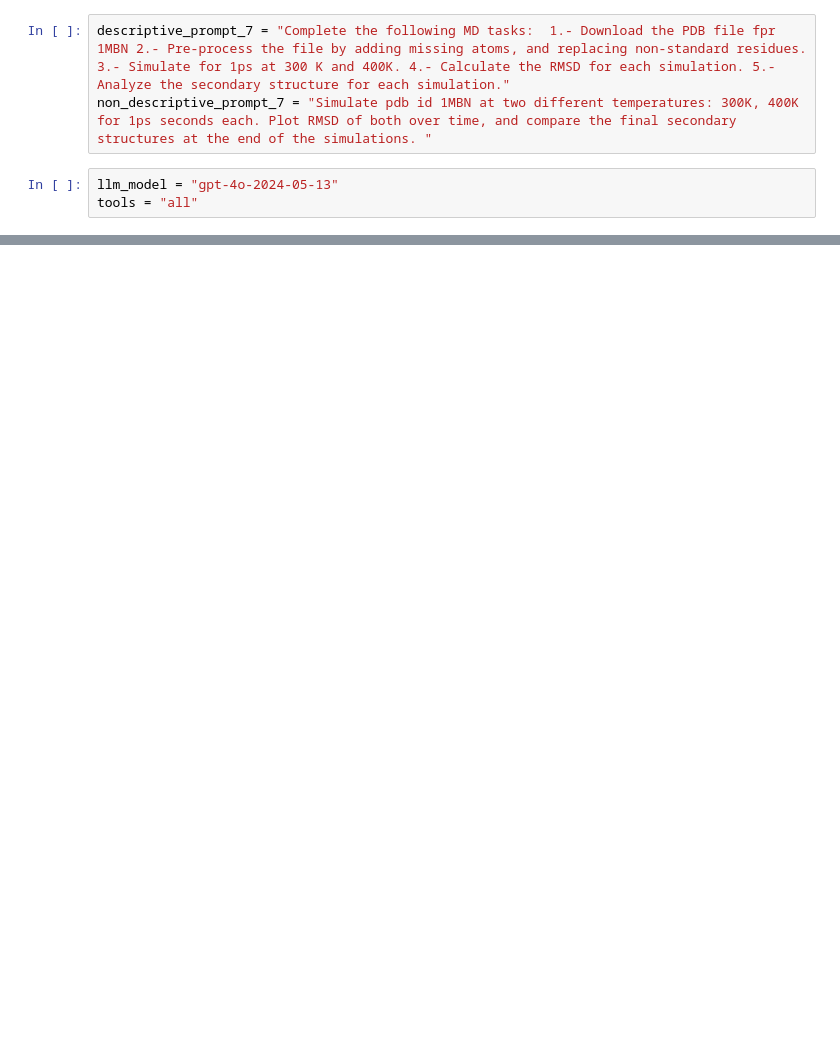
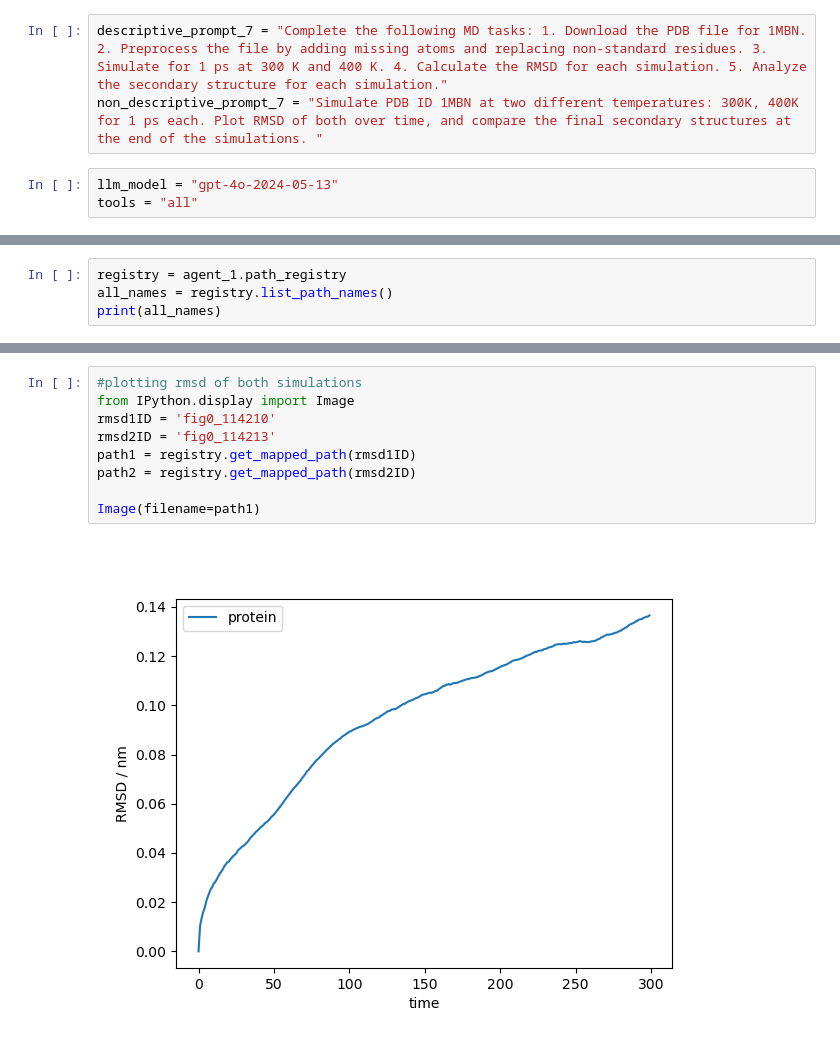
Before and after one commit to ur-whitelab/md-agent, a Jupyter notebook: notebooks/experiments/Robustness/gpt-4o-2024-05-13/prompt7.ipynb, the cells around one changed output, grey strips where cells are left out. Saved outputs shown, nothing was run; the diff lists cells and outputs as text; blank space fills up the shorter version.

```diff
--- a/notebooks/experiments/Robustness/gpt-4o-2024-05-13/prompt7.ipynb
+++ b/notebooks/experiments/Robustness/gpt-4o-2024-05-13/prompt7.ipynb
@@ -3,6 +15,6 @@ from mdagent import MDAgent
 # %%
-descriptive_prompt_7 = "Complete the following MD tasks:  1.- Download the PDB file fpr 1MBN 2.- Pre-process the file by adding missing atoms, and replacing non-standard residues. 3.- Simulate for 1ps at 300 K and 400K. 4.- Calculate the RMSD for each simulation. 5.- Analyze the secondary structure for each simulation."
-non_descriptive_prompt_7 = "Simulate pdb id 1MBN at two different temperatures: 300K, 400K for 1ps seconds each. Plot RMSD of both over time, and compare the final secondary structures at the end of the simulations. "
+descriptive_prompt_7 = "Complete the following MD tasks: 1. Download the PDB file for 1MBN. 2. Preprocess the file by adding missing atoms and replacing non-standard residues. 3. Simulate for 1 ps at 300 K and 400 K. 4. Calculate the RMSD for each simulation. 5. Analyze the secondary structure for each simulation."
+non_descriptive_prompt_7 = "Simulate PDB ID 1MBN at two different temperatures: 300K, 400K for 1 ps each. Plot RMSD of both over time, and compare the final secondary structures at the end of the simulations. "
 # %%
 llm_model = "gpt-4o-2024-05-13"
 tools = "all"
@@ -71,0 +53,4 @@ You can refer to the saved plot IDs and CSV file IDs for detailed visual and num
+# %%
+registry = agent_1.path_registry
+all_names = registry.list_path_names()
+print(all_names)
@@ -71,0 +80,11 @@ You can refer to the saved plot IDs and CSV file IDs for detailed visual and num
+# %%
+#plotting rmsd of both simulations
+from IPython.display import Image
+rmsd1ID = 'fig0_114210'
+rmsd2ID = 'fig0_114213'
+path1 = registry.get_mapped_path(rmsd1ID)
+path2 = registry.get_mapped_path(rmsd2ID)
+
+Image(filename=path1)
+# %% [output]
+[figure, added]
```
Also changed, not shown: parts of 22 cells of this notebook, 2 other files.
